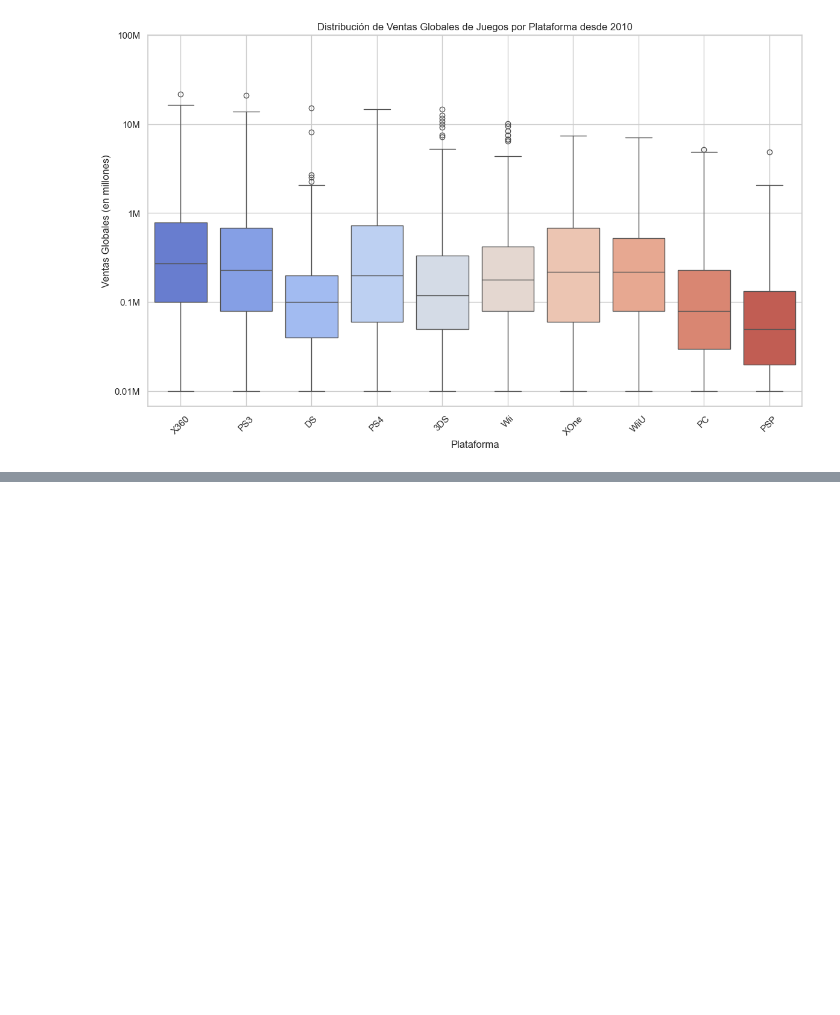
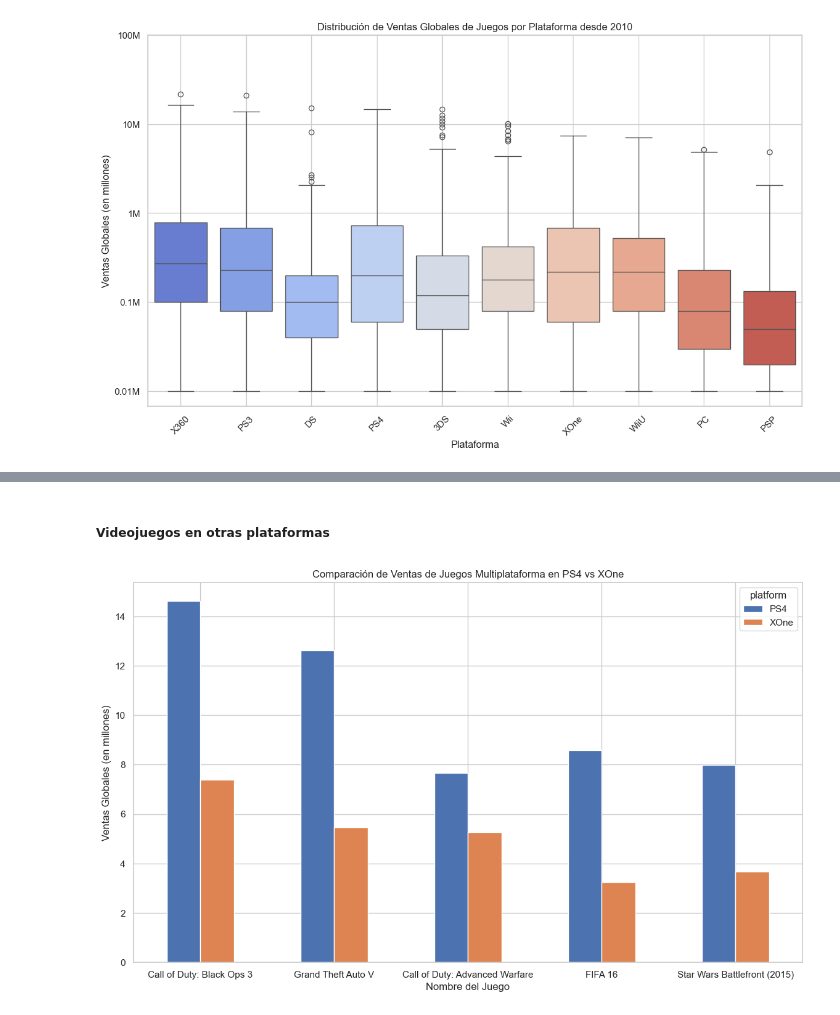
Before and after one commit to ErayFaSol/proyectosDataScience, a Jupyter notebook: proyecto6.ipynb, the cells around one changed output, grey strips where cells are left out. Saved outputs shown, nothing was run; the diff lists cells and outputs as text; code cells hidden in the pictures; blank space fills up the shorter version.

```diff
--- a/proyecto6.ipynb
+++ b/proyecto6.ipynb
@@ -430,0 +442,29 @@ Correlación entre las puntuaciones de usuarios y ventas en PS4: -0.033624975965
+# %% [markdown]
+##### Videojuegos en otras plataformas
+# %%
+# Filtrar juegos que están disponibles en múltiples plataformas
+multiplatform_games = data_since_2010.groupby('name').filter(lambda x: len(x['platform'].unique()) > 1)
+
+# Crear una tabla pivot para comparar las ventas en diferentes plataformas por juego
+platform_sales = multiplatform_games.pivot_table(index='name', columns='platform', values='total_sales')
+
+# Para simplificar, seleccionamos solo dos plataformas para la comparación, por ejemplo, PS4 y XOne
+platform_sales_subset = platform_sales[['PS4', 'XOne']].dropna()
+columns_to_plot = ['PS4', 'XOne']
+
+# Ordenamos los juegos con mayores ventas en ambas plataformas creando una columna que muestre el total
+platform_sales_subset['total_platform_sale'] = platform_sales_subset.sum(axis=1)
+platform_sales_subset = platform_sales_subset.sort_values('total_platform_sale', ascending=False)
+
+# Seleccionamos solo el top 5 de mayores ventas
+platform_sales_subset = platform_sales_subset.head(5)
+
+# Graficar las ventas de los juegos en PS4 vs XOne como gráfico de barras
+platform_sales_subset[columns_to_plot].plot(kind='bar', figsize=(14, 8))
+plt.title('Comparación de Ventas de Juegos Multiplataforma en PS4 vs XOne')
+plt.xlabel('Nombre del Juego')
+plt.xticks(rotation = 360)
+plt.ylabel('Ventas Globales (en millones)')
+plt.show()
+# %% [output]
+[figure, added]
```
Also changed, not shown: parts of 30 cells of this notebook.
